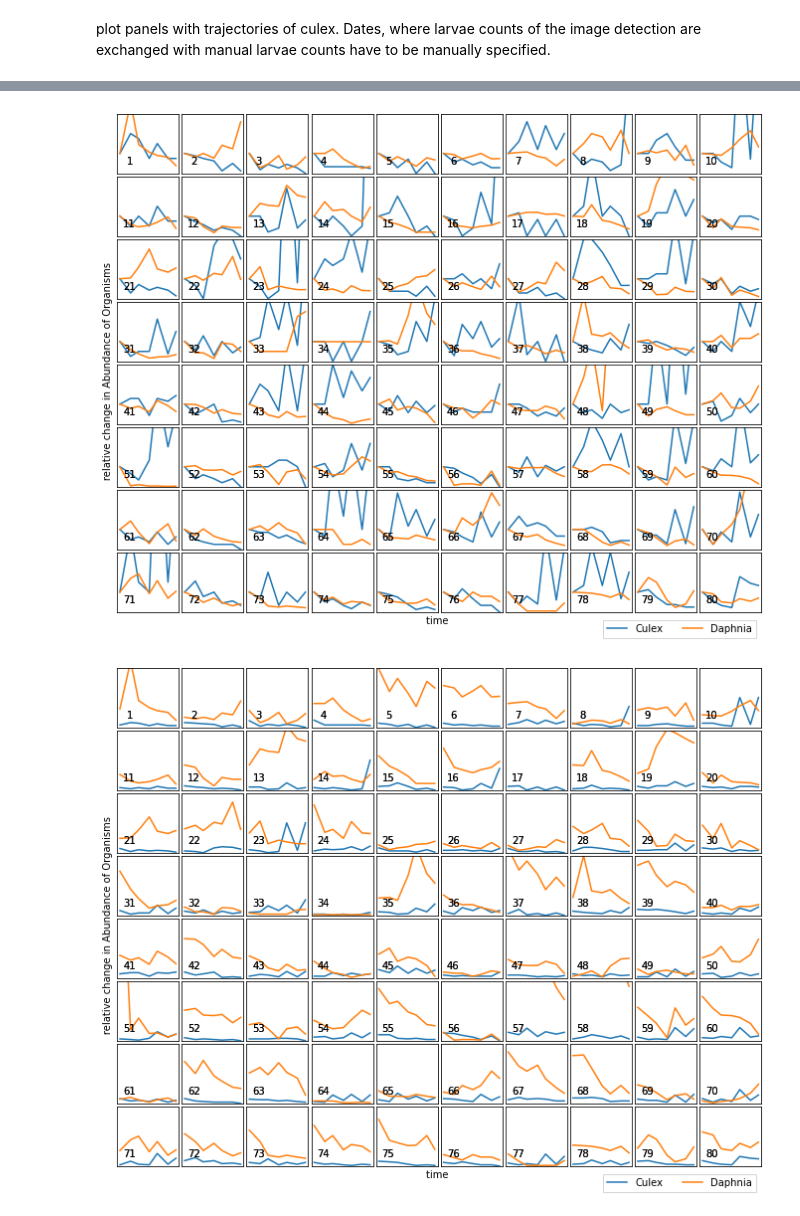
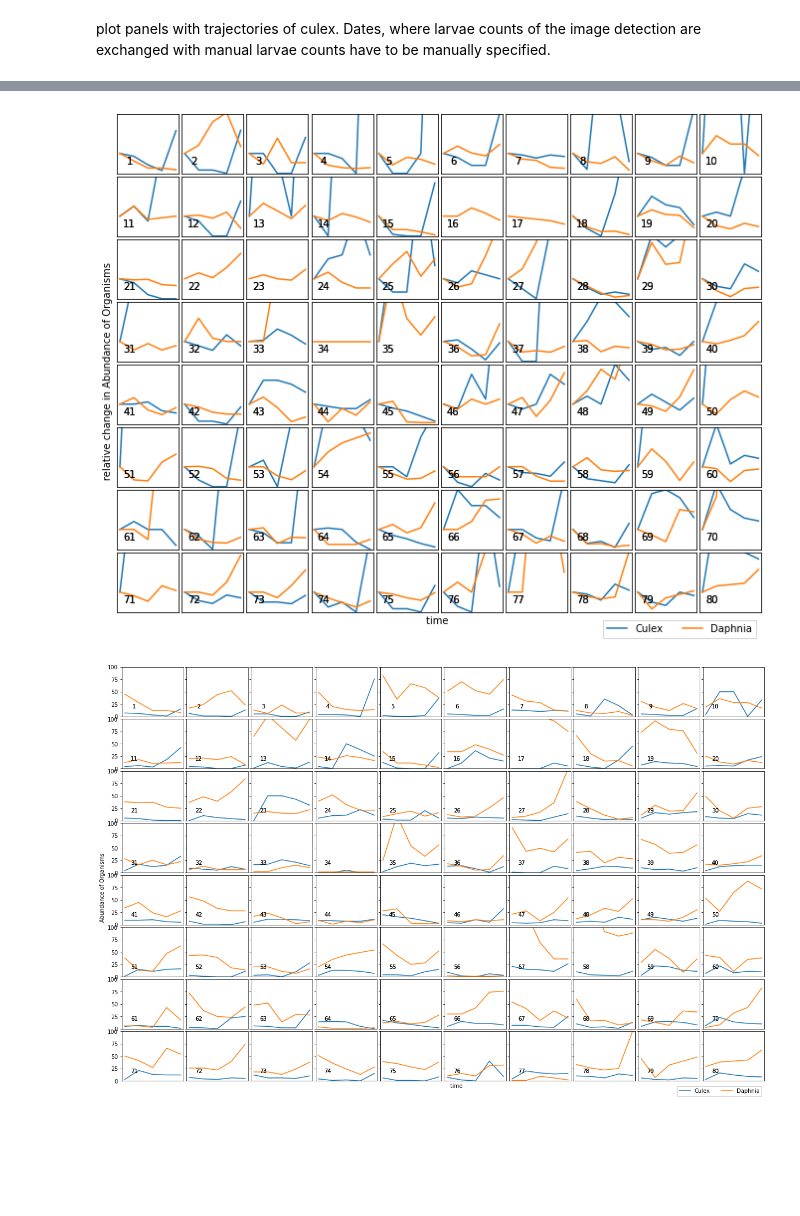
Before and after one commit to flo-schu/peek, a Jupyter notebook: scripts/daphvsculex.ipynb, the cells around one changed output, grey strips where cells are left out. Drawn from its saved outputs; the diff is of its cells as text; code cells hidden in the pictures; blank space fills up the shorter version.

```diff
--- a/scripts/daphvsculex.ipynb
+++ b/scripts/daphvsculex.ipynb
@@ -20,7 +20,7 @@ rawdata.fillna(0, inplace=True)
 The next steps boil the data down
 # %%
 # get count of organisms for each picture and each analysis
-groups = ["id","picture", "species", "analysis","culex_larvae",
+groups = ["id","picture", "species", "analysis","culex_larvae", "culex_small",
           "culex_adults", "culex_pupae", "culex_repro", "sediment"]
 d = calc.aggregate(
     rawdata,
@@ -46,11 +46,13 @@ d["count"] = np.where(
     # condition
     ((d["time"] == "2021-04-09") |
      (d["time"] == "2021-04-16") |
-     (d["time"] == "2021-04-23")) &
+     (d["time"] == "2021-04-23") |
+     (d["time"] == "2021-04-30") |
+     (d["time"] == "2021-05-07")) &
     (d["species"] == "Culex"),
 
     # if yes
-    d["culex_larvae"],
+    d["culex_larvae"]+ d["culex_small"],
 
     # if no
     d["count"]
@@ -102,9 +104,9 @@ Text(0, 0.5, 'Culex')
 # %%
+pdat = d.reset_index()[["time", "species", "count","id"]].query("time == '2021-04-09' | time == '2021-04-16' | time == '2021-04-23' | time == '2021-04-30' | time == '2021-05-07'")
 
 # plot relative changes of CUlex and Daphnia
 fig, axes = plt.subplots(figsize=(10,8), ncols=10, nrows=8, sharex=True, sharey=True)
 axes = axes.flatten()
-pdat = d.reset_index()
 lines = []
 for ax, i in zip(axes, np.arange(1, 81)):
     dd = pdat.query("id == @i")
@@ -126,38 +128,35 @@ axes[79].legend(handles = lines[:2], labels=list(spcs), loc='upper right',
                 bbox_to_anchor=(1, -0.05),fancybox=False, shadow=False, ncol=2)
 axes[75].set_xlabel("time                      ")
 axes[40].set_ylabel("               relative change in Abundance of Organisms")
-
-plt.show()
 # %% [output]
-[figure, old version]
+[figure, new version]
 # %%
+pdat = d.reset_index()[["time", "species", "count","id"]].query("time == '2021-04-09' | time == '2021-04-16' | time == '2021-04-23' | time == '2021-04-30' | time == '2021-05-07'")
 
 # plot relative changes of CUlex and Daphnia
-fig, axes = plt.subplots(figsize=(10,8), ncols=10, nrows=8, sharex=True, sharey=True)
+fig, axes = plt.subplots(figsize=(18,12), ncols=10, nrows=8, sharex=True, sharey=True)
 axes = axes.flatten()
-pdat = d.reset_index()
 lines = []
 for ax, i in zip(axes, np.arange(1, 81)):
     dd = pdat.query("id == @i")
     spcs = dd["species"].unique()
     for s in spcs:
         ddd = dd.query("species == @s").reset_index()
         cnt_percent = ddd["count"]
         l, = ax.plot(ddd["time"], cnt_percent, label = s)
         ax.text(0.2, 0.2, str(i), horizontalalignment='center', verticalalignment='center', transform=ax.transAxes)        # ax.set_ylabel("Abundance")
         # ax.set_xlabel("Time")
         ax.set_ylim(0,100)
         ax.set_xticks([])
-        ax.set_yticks([])
         lines.append(l)
 
 fig.subplots_adjust(bottom=0.08, wspace=0.05, hspace=0.05, top=.95, right=0.95, left=0.05)
 
 axes[79].legend(handles = lines[:2], labels=list(spcs), loc='upper right',
                 bbox_to_anchor=(1, -0.05),fancybox=False, shadow=False, ncol=2)
 axes[75].set_xlabel("time                      ")
-axes[40].set_ylabel("               relative change in Abundance of Organisms")
+axes[40].set_ylabel("               Abundance of Organisms")
 
-plt.show()
+plt.savefig("plots/trajectory_dc.png")
 # %% [output]
-[figure, old version]
+[figure, new version]
```
Also changed, not shown: parts of 2 cells of this notebook, 2 other files.
